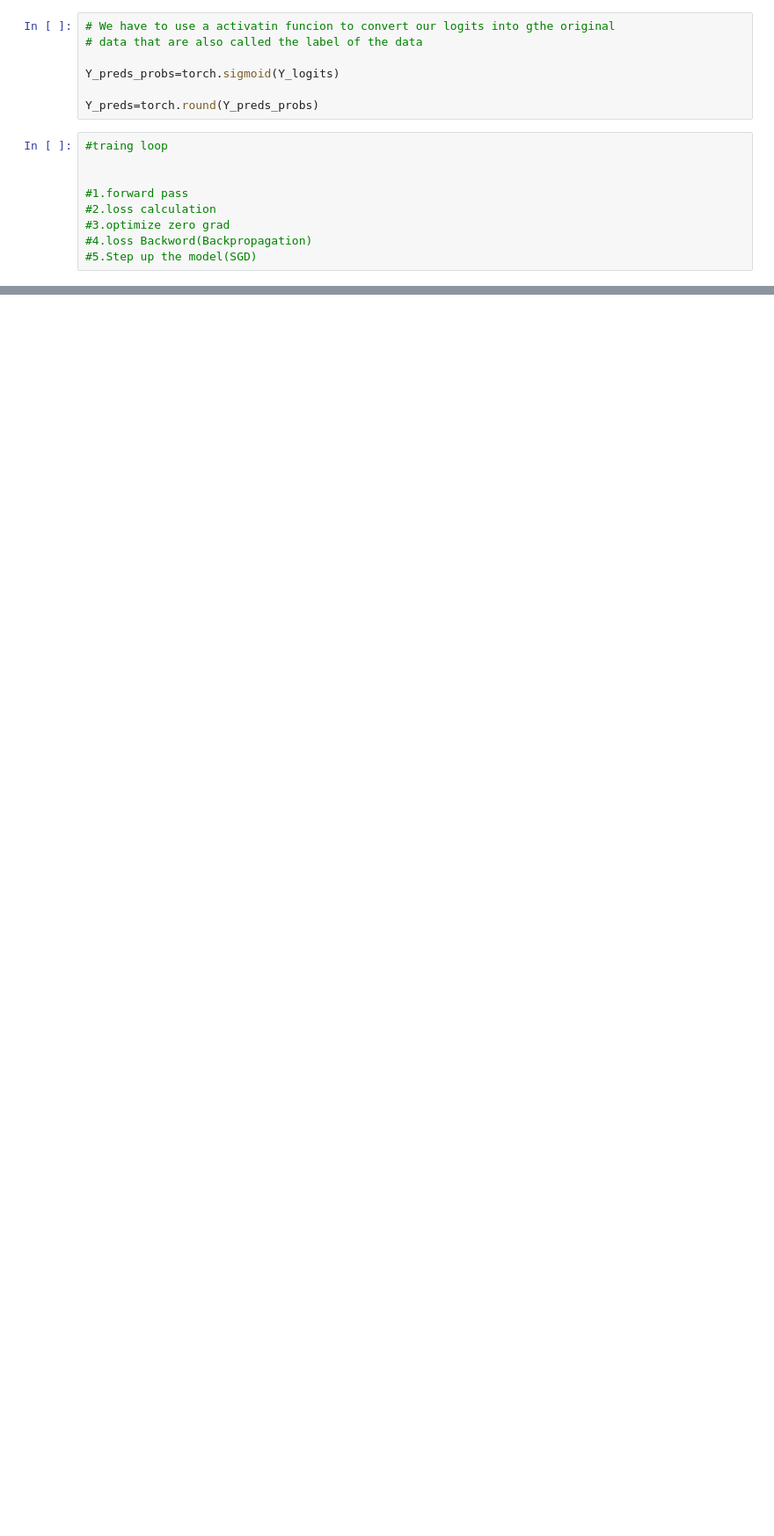
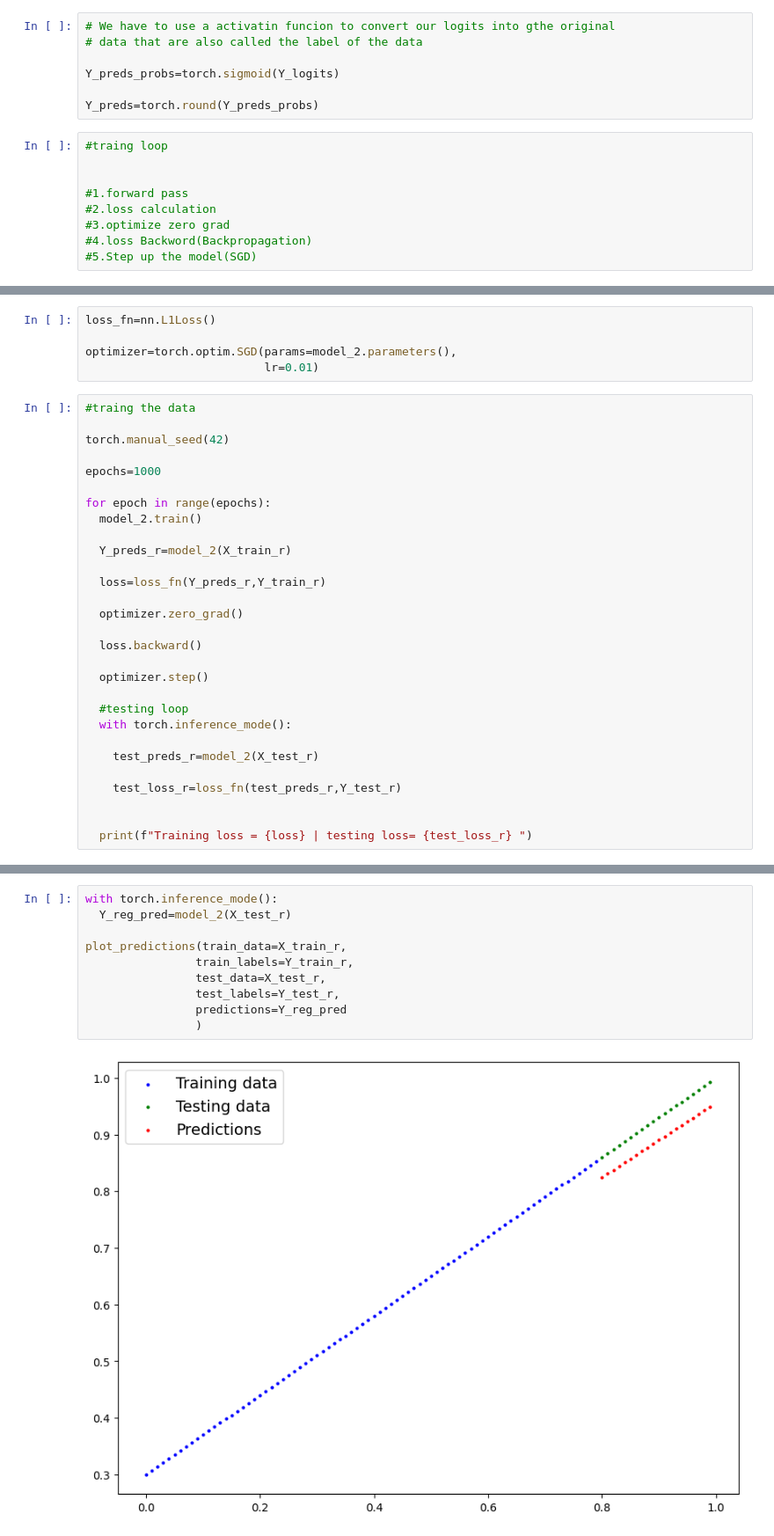
Before and after one commit to anmolkumar0717/Alphabet, a Jupyter notebook: 02_Pytorch_Neural_Network_Classification.ipynb, the cells around one changed output, grey strips where cells are left out. Shown at 88% size. Saved outputs shown, nothing was run; the diff lists cells and outputs as text; blank space fills up the shorter version.

```diff
--- a/02_Pytorch_Neural_Network_Classification.ipynb
+++ b/02_Pytorch_Neural_Network_Classification.ipynb
@@ -314,0 +487,34 @@ training loss0.6933572888374329 | testing loss0.692623496055603 | traing_accurac
+# %%
+loss_fn=nn.L1Loss()
+
+optimizer=torch.optim.SGD(params=model_2.parameters(),
+                          lr=0.01)
+# %%
+#traing the data
+
+torch.manual_seed(42)
+
+epochs=1000
+
+for epoch in range(epochs):
+  model_2.train()
+
+  Y_preds_r=model_2(X_train_r)
+
+  loss=loss_fn(Y_preds_r,Y_train_r)
+
+  optimizer.zero_grad()
+
+  loss.backward()
+
+  optimizer.step()
+
+  #testing loop
+  with torch.inference_mode():
+
+    test_preds_r=model_2(X_test_r)
+
+    test_loss_r=loss_fn(test_preds_r,Y_test_r)
+
+
+  print(f"Training loss = {loss} | testing loss= {test_loss_r} ")
@@ -314,0 +539,12 @@ training loss0.6933572888374329 | testing loss0.692623496055603 | traing_accurac
+# %%
+with torch.inference_mode():
+  Y_reg_pred=model_2(X_test_r)
+
+plot_predictions(train_data=X_train_r,
+                train_labels=Y_train_r,
+                test_data=X_test_r,
+                test_labels=Y_test_r,
+                predictions=Y_reg_pred
+                )
+# %% [output]
+[figure, added]
```
Also changed, not shown: parts of 59 cells of this notebook.
